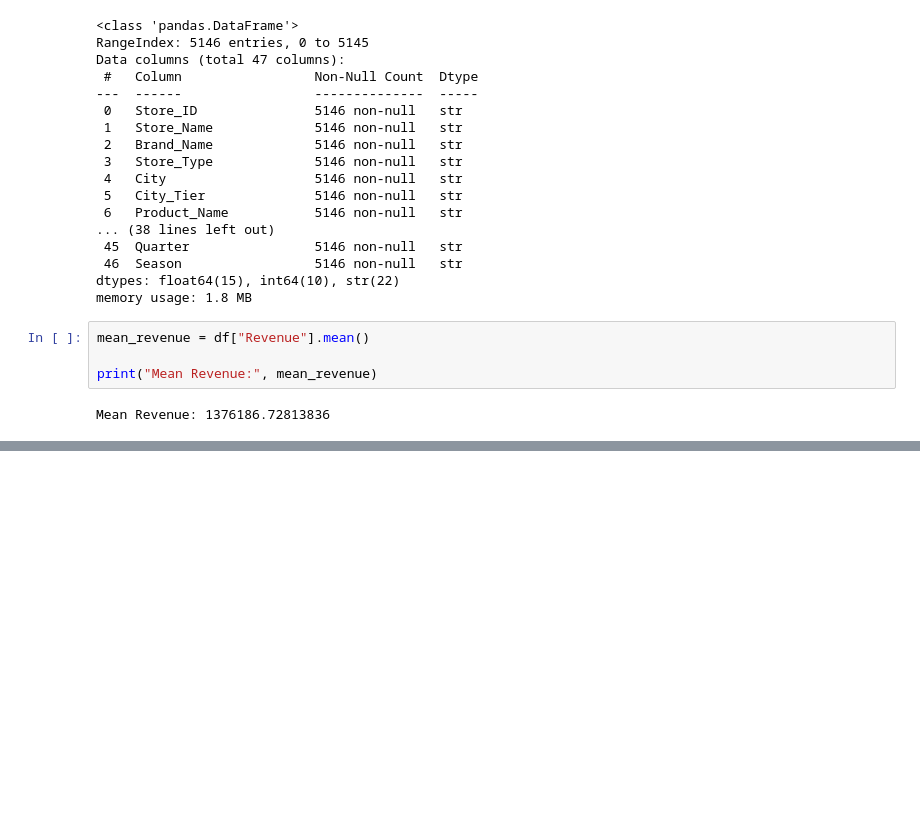
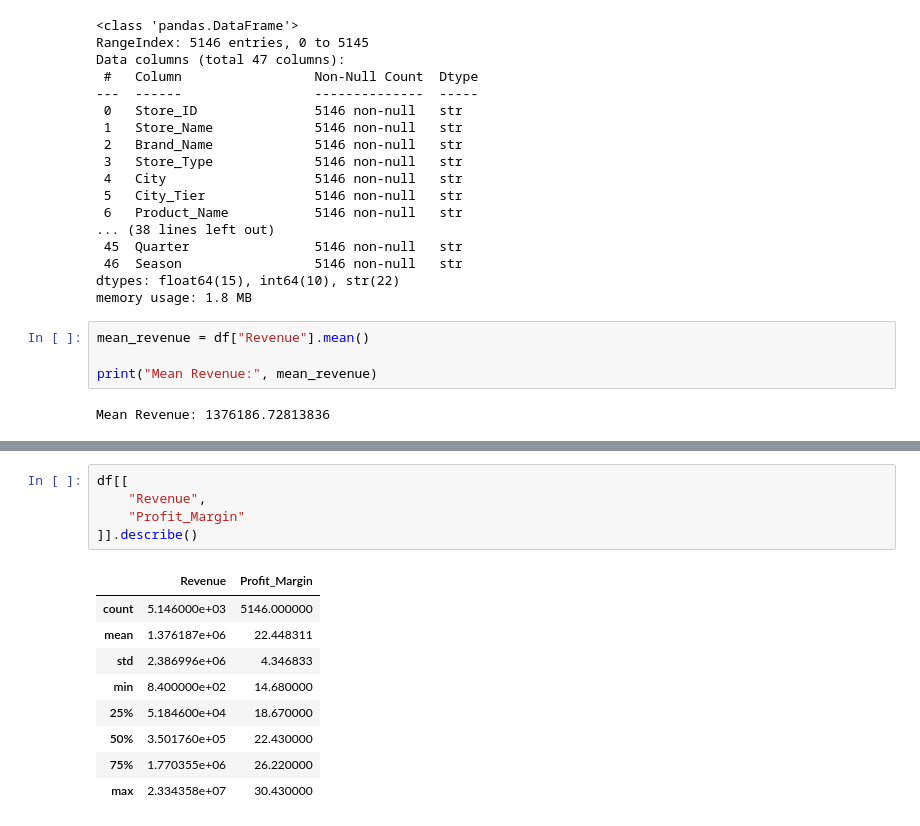
Before and after one commit to Snehal05300/Retail-Analytics-Kickoff-Dataset-Exploration-Statistical-Analysis, a Jupyter notebook: Lab_6.ipynb, the cells around one changed output, grey strips where cells are left out. Saved outputs shown, nothing was run; the diff lists cells and outputs as text; blank space fills up the shorter version.

```diff
--- a/Lab_6.ipynb
+++ b/Lab_6.ipynb
@@ -47,0 +112,15 @@ median_revenue = df["Revenue"].
+# %%
+df[[
+    "Revenue",
+    "Profit_Margin"
+]].describe()
+# %% [output]
+|  | Revenue | Profit_Margin |
+| count | 5.146000e+03 | 5146.000000 |
+| mean | 1.376187e+06 | 22.448311 |
+| std | 2.386996e+06 | 4.346833 |
+| min | 8.400000e+02 | 14.680000 |
+| 25% | 5.184600e+04 | 18.670000 |
+| 50% | 3.501760e+05 | 22.430000 |
+| 75% | 1.770355e+06 | 26.220000 |
+| max | 2.334358e+07 | 30.430000 |
```
Also changed, not shown: parts of 15 cells of this notebook, 3 other files.
